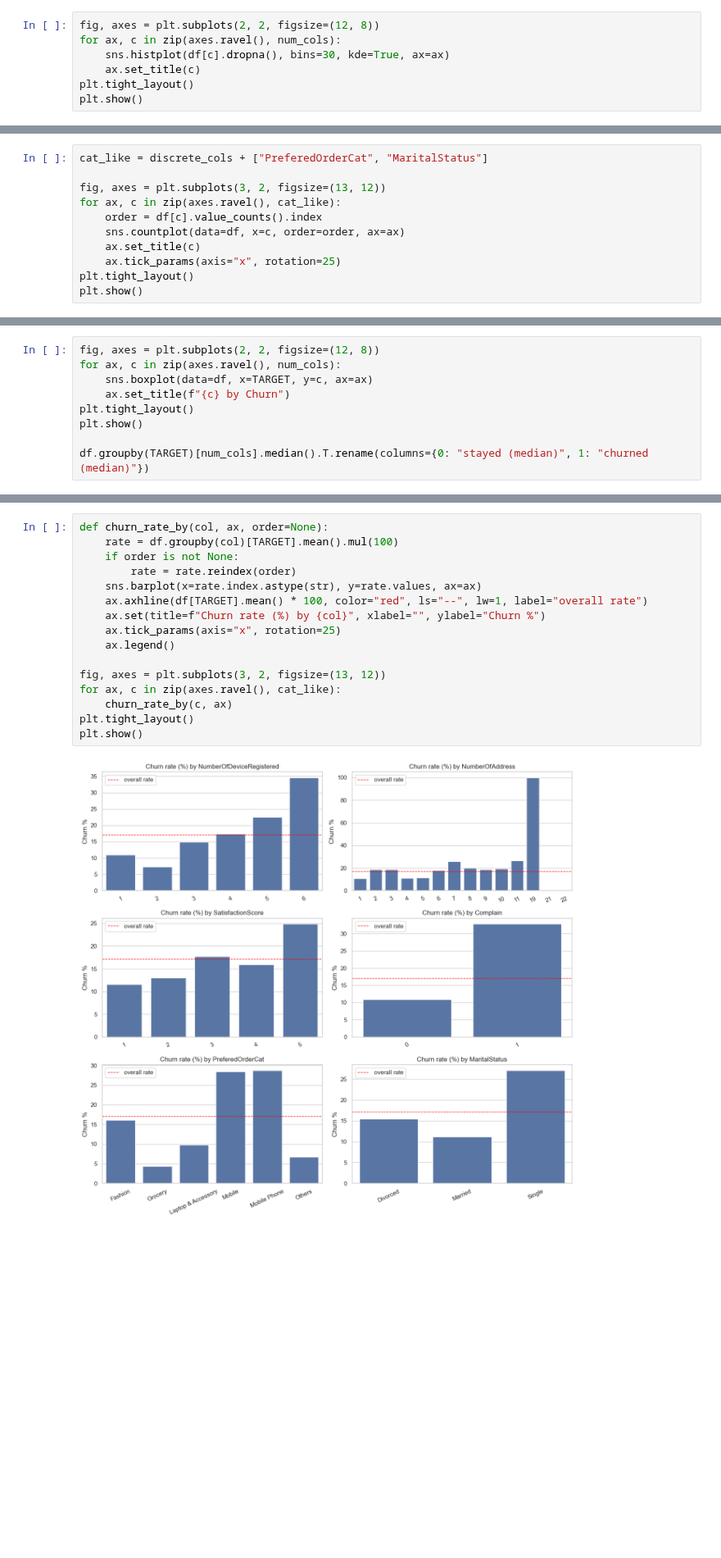
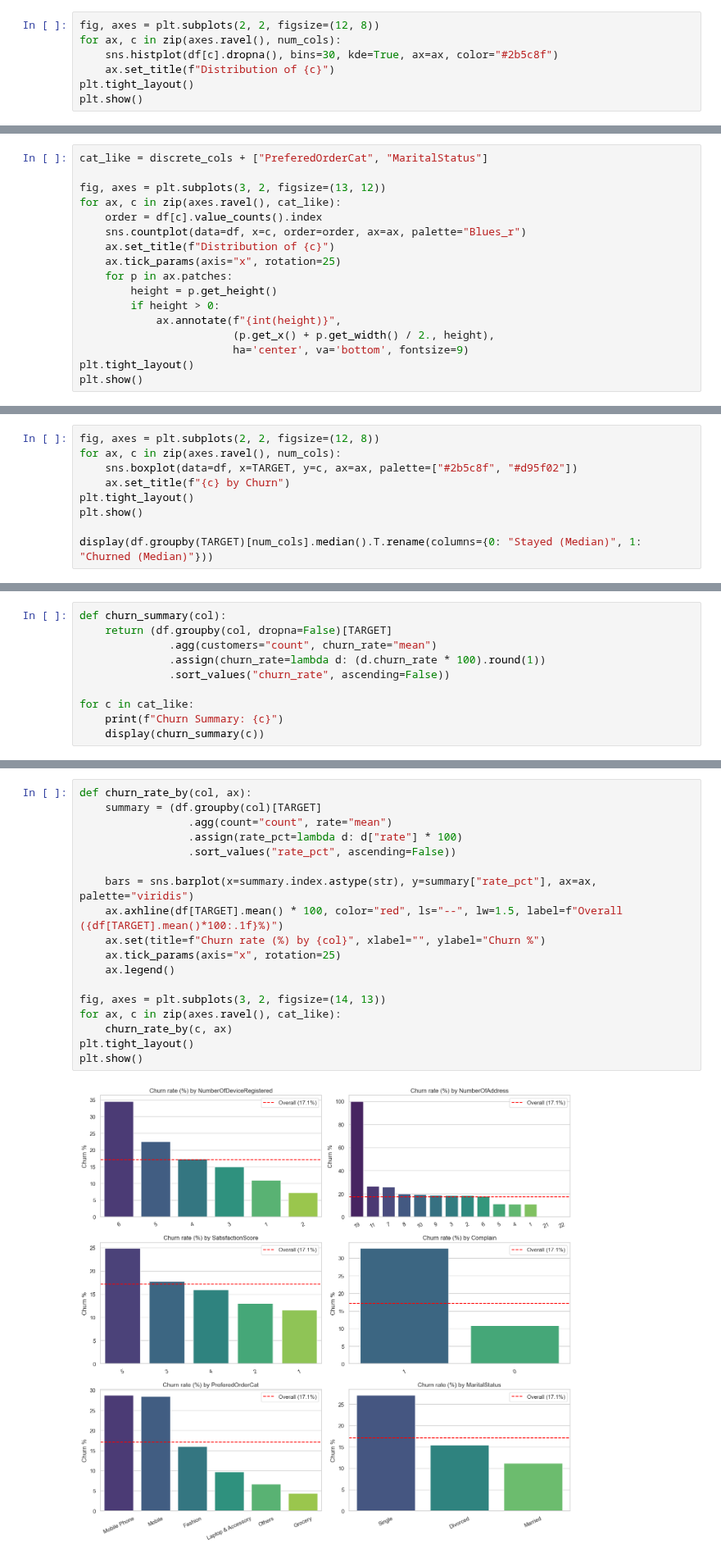
Before and after one commit to kareemxmhmd/churn_decision_system, a Jupyter notebook: notebooks/eda.ipynb, the cells around one changed output, grey strips where cells are left out. Shown at 82% size. Cells and saved outputs as stored; diff of their text form; blank space fills up the shorter version.

```diff
--- a/notebooks/eda.ipynb
+++ b/notebooks/eda.ipynb
@@ -185,8 +269,8 @@ Churn rate: 17.1%
 # %%
 fig, axes = plt.subplots(2, 2, figsize=(12, 8))
 for ax, c in zip(axes.ravel(), num_cols):
-    sns.histplot(df[c].dropna(), bins=30, kde=True, ax=ax)
-    ax.set_title(c)
+    sns.histplot(df[c].dropna(), bins=30, kde=True, ax=ax, color="#2b5c8f")
+    ax.set_title(f"Distribution of {c}")
 plt.tight_layout()
 plt.show()
 # %% [output]
@@ -199,9 +283,15 @@ cat_like = discrete_cols + ["PreferedOrderCat", "MaritalStatus"]
 fig, axes = plt.subplots(3, 2, figsize=(13, 12))
 for ax, c in zip(axes.ravel(), cat_like):
     order = df[c].value_counts().index
-    sns.countplot(data=df, x=c, order=order, ax=ax)
-    ax.set_title(c)
+    sns.countplot(data=df, x=c, order=order, ax=ax, palette="Blues_r")
+    ax.set_title(f"Distribution of {c}")
     ax.tick_params(axis="x", rotation=25)
+    for p in ax.patches:
+        height = p.get_height()
+        if height > 0:
+            ax.annotate(f"{int(height)}",
+                        (p.get_x() + p.get_width() / 2., height),
+                        ha='center', va='bottom', fontsize=9)
 plt.tight_layout()
 plt.show()
 # %% [output]
@@ -213,10 +303,10 @@ plt.show()
 # %%
 fig, axes = plt.subplots(2, 2, figsize=(12, 8))
 for ax, c in zip(axes.ravel(), num_cols):
-    sns.boxplot(data=df, x=TARGET, y=c, ax=ax)
+    sns.boxplot(data=df, x=TARGET, y=c, ax=ax, palette=["#2b5c8f", "#d95f02"])
     ax.set_title(f"{c} by Churn")
 plt.tight_layout()
 plt.show()
 
-df.groupby(TARGET)[num_cols].median().T.rename(columns={0: "stayed (median)", 1: "churned (median)"})
+display(df.groupby(TARGET)[num_cols].median().T.rename(columns={0: "Stayed (Median)", 1: "Churned (Median)"}))
 # %% [output]
@@ -230,0 +321,10 @@ df.groupby(TARGET)[num_cols].median().T.rename(columns={0: "stayed (median)", 1:
+# %%
+def churn_summary(col):
+    return (df.groupby(col, dropna=False)[TARGET]
+              .agg(customers="count", churn_rate="mean")
+              .assign(churn_rate=lambda d: (d.churn_rate * 100).round(1))
+              .sort_values("churn_rate", ascending=False))
+
+for c in cat_like:
+    print(f"Churn Summary: {c}")
+    display(churn_summary(c))
@@ -231,21 +386,23 @@ df.groupby(TARGET)[num_cols].median().T.rename(columns={0: "stayed (median)", 1:
 # %%
-def churn_rate_by(col, ax, order=None):
-    rate = df.groupby(col)[TARGET].mean().mul(100)
-    if order is not None:
-        rate = rate.reindex(order)
-    sns.barplot(x=rate.index.astype(str), y=rate.values, ax=ax)
-    ax.axhline(df[TARGET].mean() * 100, color="red", ls="--", lw=1, label="overall rate")
+def churn_rate_by(col, ax):
+    summary = (df.groupby(col)[TARGET]
+                 .agg(count="count", rate="mean")
+                 .assign(rate_pct=lambda d: d["rate"] * 100)
+                 .sort_values("rate_pct", ascending=False))
+
+    bars = sns.barplot(x=summary.index.astype(str), y=summary["rate_pct"], ax=ax, palette="viridis")
+    ax.axhline(df[TARGET].mean() * 100, color="red", ls="--", lw=1.5, label=f"Overall ({df[TARGET].mean()*100:.1f}%)")
     ax.set(title=f"Churn rate (%) by {col}", xlabel="", ylabel="Churn %")
     ax.tick_params(axis="x", rotation=25)
     ax.legend()
 
-fig, axes = plt.subplots(3, 2, figsize=(13, 12))
+fig, axes = plt.subplots(3, 2, figsize=(14, 13))
 for ax, c in zip(axes.ravel(), cat_like):
     churn_rate_by(c, ax)
 plt.tight_layout()
 plt.show()
 # %% [output]
-[figure, old version]
+[figure, new version]
 # %% [markdown]
 ### 6.3 Churn rate by tenure band
 # %%
```
Also changed, not shown: parts of 30 cells of this notebook.
